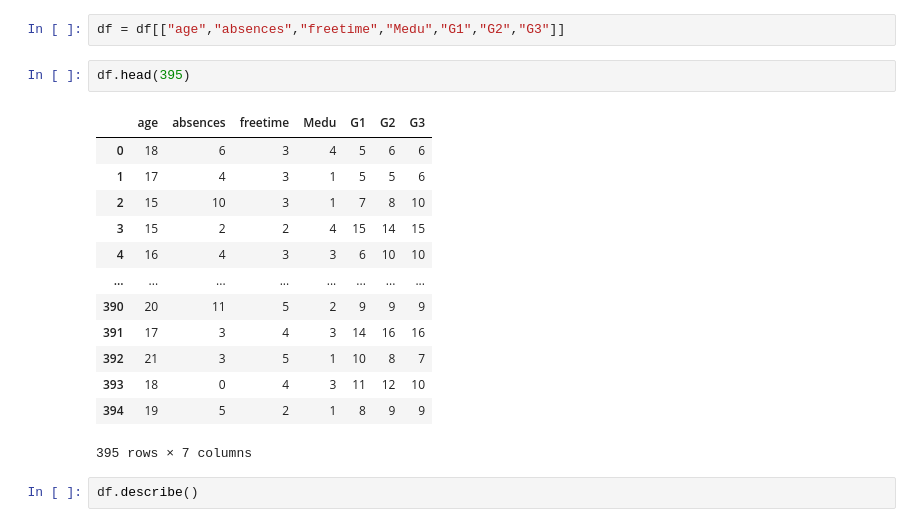
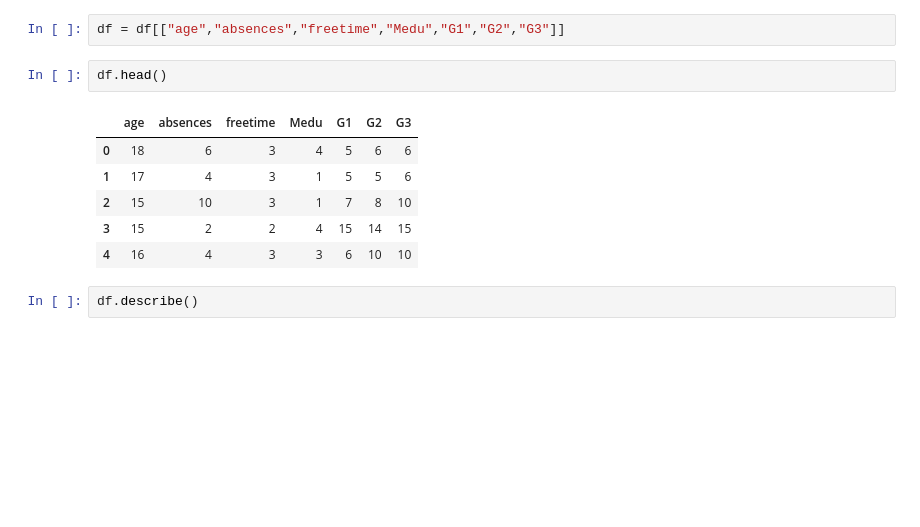
Before and after one commit to moslemafrashteh/Machine-Learning-Projects, a Jupyter notebook: Regression/LinearRegression_MathScorePrediction/LinearRegression_MathScorePrediction.ipynb, the cells around one changed output. Saved outputs shown, nothing was run; the diff lists cells and outputs as text; blank space fills up the shorter version.

```diff
--- a/Regression/LinearRegression_MathScorePrediction/LinearRegression_MathScorePrediction.ipynb
+++ b/Regression/LinearRegression_MathScorePrediction/LinearRegression_MathScorePrediction.ipynb
@@ -43,21 +37,14 @@ df.shape
 # %%
 df = df[["age","absences","freetime","Medu","G1","G2","G3"]]
 # %%
-df.head(395)
+df.head()
 # %% [output]
 |  | age | absences | freetime | Medu | G1 | G2 | G3 |
 | 0 | 18 | 6 | 3 | 4 | 5 | 6 | 6 |
 | 1 | 17 | 4 | 3 | 1 | 5 | 5 | 6 |
 | 2 | 15 | 10 | 3 | 1 | 7 | 8 | 10 |
 | 3 | 15 | 2 | 2 | 4 | 15 | 14 | 15 |
 | 4 | 16 | 4 | 3 | 3 | 6 | 10 | 10 |
-| ... | ... | ... | ... | ... | ... | ... | ... |
-| 390 | 20 | 11 | 5 | 2 | 9 | 9 | 9 |
-| 391 | 17 | 3 | 4 | 3 | 14 | 16 | 16 |
-| 392 | 21 | 3 | 5 | 1 | 10 | 8 | 7 |
-| 393 | 18 | 0 | 4 | 3 | 11 | 12 | 10 |
-| 394 | 19 | 5 | 2 | 1 | 8 | 9 | 9 |
-395 rows × 7 columns
 # %%
 df.describe()
 # %% [output]
```
Also changed, not shown: parts of 1 cell of this notebook.
